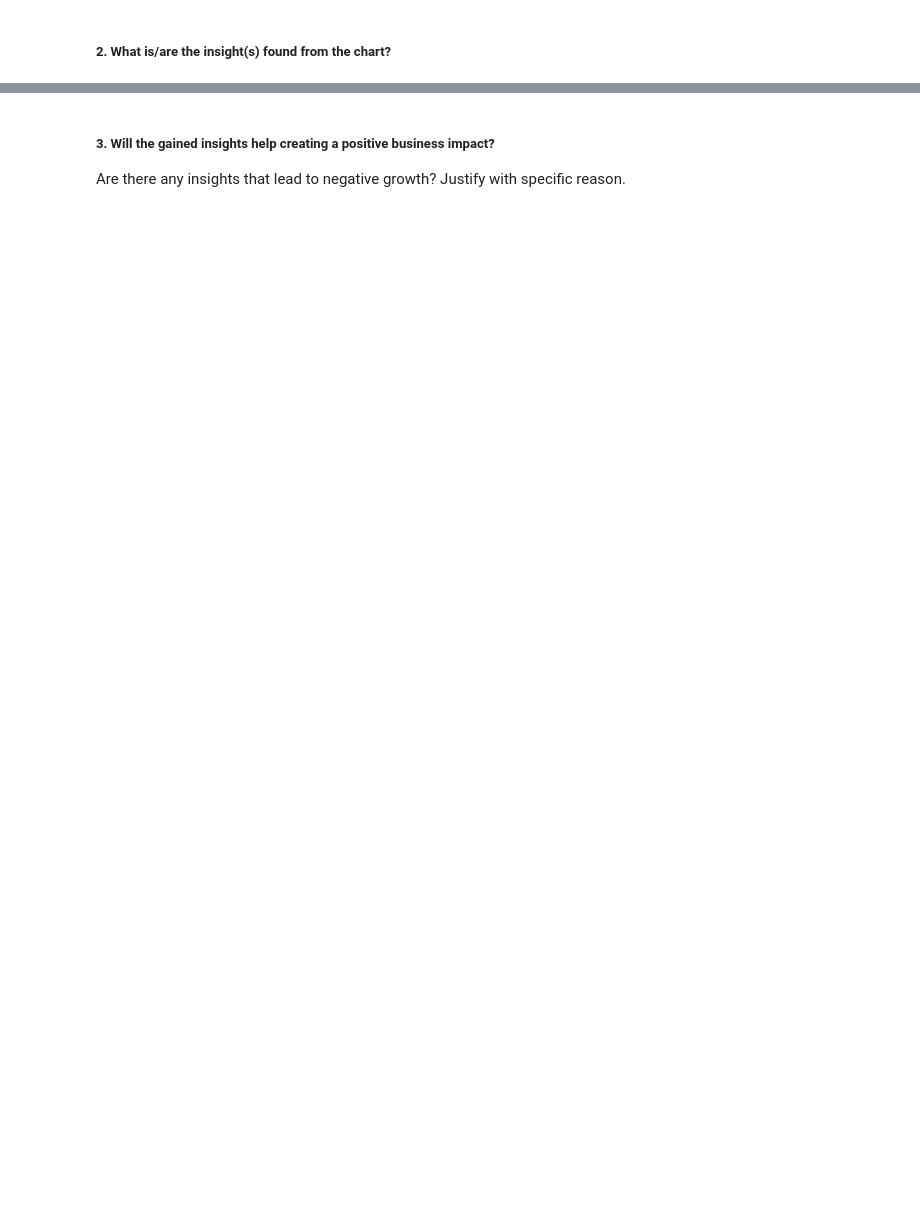
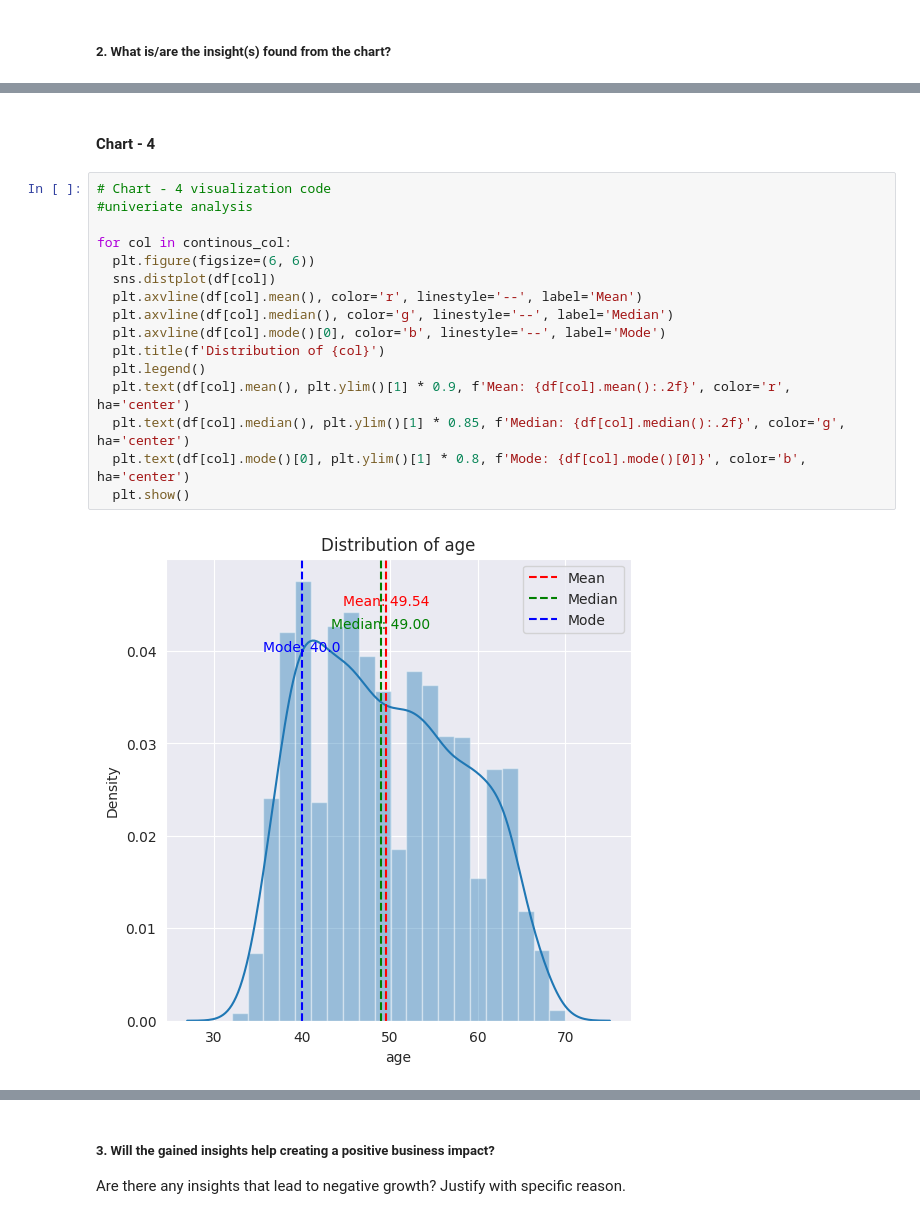
Before and after one commit to akeelrashid/ML-CardioVascular-Classification-Project, a Jupyter notebook: Classification_Cardio_Risk_ML_Model.ipynb, the cells around one changed output, grey strips where cells are left out. Drawn from its saved outputs; the diff is of its cells as text; blank space fills up the shorter version.

```diff
--- a/Classification_Cardio_Risk_ML_Model.ipynb
+++ b/Classification_Cardio_Risk_ML_Model.ipynb
@@ -457,0 +521,20 @@ Answer Here
+# %% [markdown]
+#### Chart - 4
+# %%
+# Chart - 4 visualization code
+#univeriate analysis
+
+for col in continous_col:
+  plt.figure(figsize=(6, 6))
+  sns.distplot(df[col])
+  plt.axvline(df[col].mean(), color='r', linestyle='--', label='Mean')
+  plt.axvline(df[col].median(), color='g', linestyle='--', label='Median')
+  plt.axvline(df[col].mode()[0], color='b', linestyle='--', label='Mode')
+  plt.title(f'Distribution of {col}')
+  plt.legend()
+  plt.text(df[col].mean(), plt.ylim()[1] * 0.9, f'Mean: {df[col].mean():.2f}', color='r', ha='center')
+  plt.text(df[col].median(), plt.ylim()[1] * 0.85, f'Median: {df[col].median():.2f}', color='g', ha='center')
+  plt.text(df[col].mode()[0], plt.ylim()[1] * 0.8, f'Mode: {df[col].mode()[0]}', color='b', ha='center')
+  plt.show()
+# %% [output]
+[figure, added]
```
Also changed, not shown: parts of 107 cells of this notebook.
